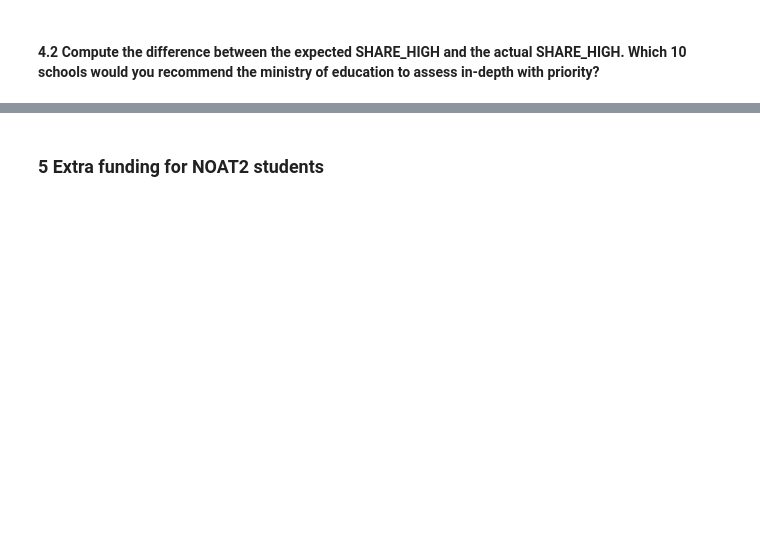
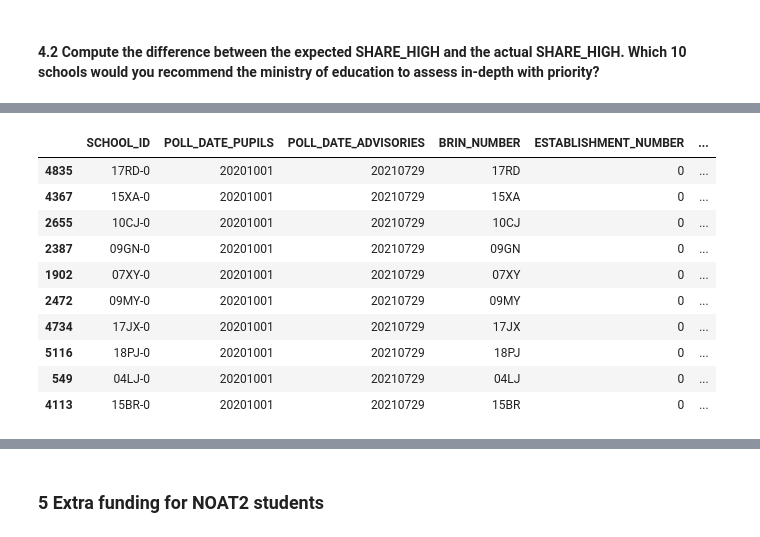
Before and after one commit to hjdeheer/TPM34A_Lab, a Jupyter notebook: Assignments/assignment_03/assignment_03.ipynb, the cells around one changed output, grey strips where cells are left out. Saved outputs shown, nothing was run; the diff lists cells and outputs as text; code cells hidden in the pictures; blank space fills up the shorter version.

```diff
--- a/Assignments/assignment_03/assignment_03.ipynb
+++ b/Assignments/assignment_03/assignment_03.ipynb
@@ -187,3 +445,12 @@ def eval_regression_perf(model, X_train, X_test, Y_train, Y_test):
     - min_samples_leaf = 50
     - learning_rate = 0.003
 - Print the performance of the Gradient boosting regression
+# %%
+#Instantiate model
+gb = GradientBoostingRegressor(max_depth=6, max_features=0.5, max_leaf_nodes=30, min_samples_leaf=50, learning_rate=0.003)
+
+#Fit model
+gb.fit(X_train, y_train)
+
+#Print scores
+eval_regression_perf(gb, X_train, X_test, y_train, y_test)
@@ -195,3 +470,16 @@ def eval_regression_perf(model, X_train, X_test, Y_train, Y_test):
 - model 3: MLP, GBR<br>
 
 Print the performance of each ensemble model
+# %%
+#For this we can make use of the VotingRegressor method in sklearn.
+#It averages the individual prediction of the models to make a final prediction.
+
+#First model
+model_1 = VotingRegressor([('rf', random_forest), ('mlp', mlp)])
+
+#Fit ensemble objects
+model_1.fit(X_train, y_train)
+
+#Evaluate results
+print('Results of model_1:')
+eval_regression_perf(model_1, X_train, X_test, y_train, y_test)
@@ -201,0 +559,8 @@ Print the performance of each ensemble model
+# %%
+#So we will use model_1
+predictions = model_1.predict(X_test)
+true = y_test
+
+#Dataframe index is preserved due to `true` being a series :)
+pred_df = pd.DataFrame({"Predicted" : predictions, "True" : true})
+pred_df.tail(10)
@@ -205,0 +581,12 @@ Print the performance of each ensemble model
+# %%
+#Calculate the difference between true SHARE_HIGH and predicted SHARE_HIGH
+pred_df['Difference'] = pred_df['Predicted'] - pred_df['True']
+
+#Inner join of predicted schools
+pred_schools_df = pd.merge(left=school_df, right=pred_df, left_index=True, right_index=True)
+
+#Assert that True SHARE_HIGH is properly merged
+assert pred_schools_df['SHARE_HIGH'].equals(pred_schools_df['True'])
+print(f"Predicted schools: {len(pred_schools_df)}")
+
+pred_schools_df.head()
@@ -205,0 +603,15 @@ Print the performance of each ensemble model
+# %%
+#We take 10 schools with largest difference
+pred_schools_df.nlargest(n = 10, columns='Difference')
+# %% [output]
+|  | SCHOOL_ID | POLL_DATE_PUPILS | POLL_DATE_ADVISORIES | BRIN_NUMBER | ESTABLISHMENT_NUMBER | ... |
+| 4835 | 17RD-0 | 20201001 | 20210729 | 17RD | 0 | ... |
+| 4367 | 15XA-0 | 20201001 | 20210729 | 15XA | 0 | ... |
+| 2655 | 10CJ-0 | 20201001 | 20210729 | 10CJ | 0 | ... |
+| 2387 | 09GN-0 | 20201001 | 20210729 | 09GN | 0 | ... |
+| 1902 | 07XY-0 | 20201001 | 20210729 | 07XY | 0 | ... |
+| 2472 | 09MY-0 | 20201001 | 20210729 | 09MY | 0 | ... |
+| 4734 | 17JX-0 | 20201001 | 20210729 | 17JX | 0 | ... |
+| 5116 | 18PJ-0 | 20201001 | 20210729 | 18PJ | 0 | ... |
+| 549 | 04LJ-0 | 20201001 | 20210729 | 04LJ | 0 | ... |
+| 4113 | 15BR-0 | 20201001 | 20210729 | 15BR | 0 | ... |
```
Also changed, not shown: parts of 43 cells of this notebook, 3 other files.
